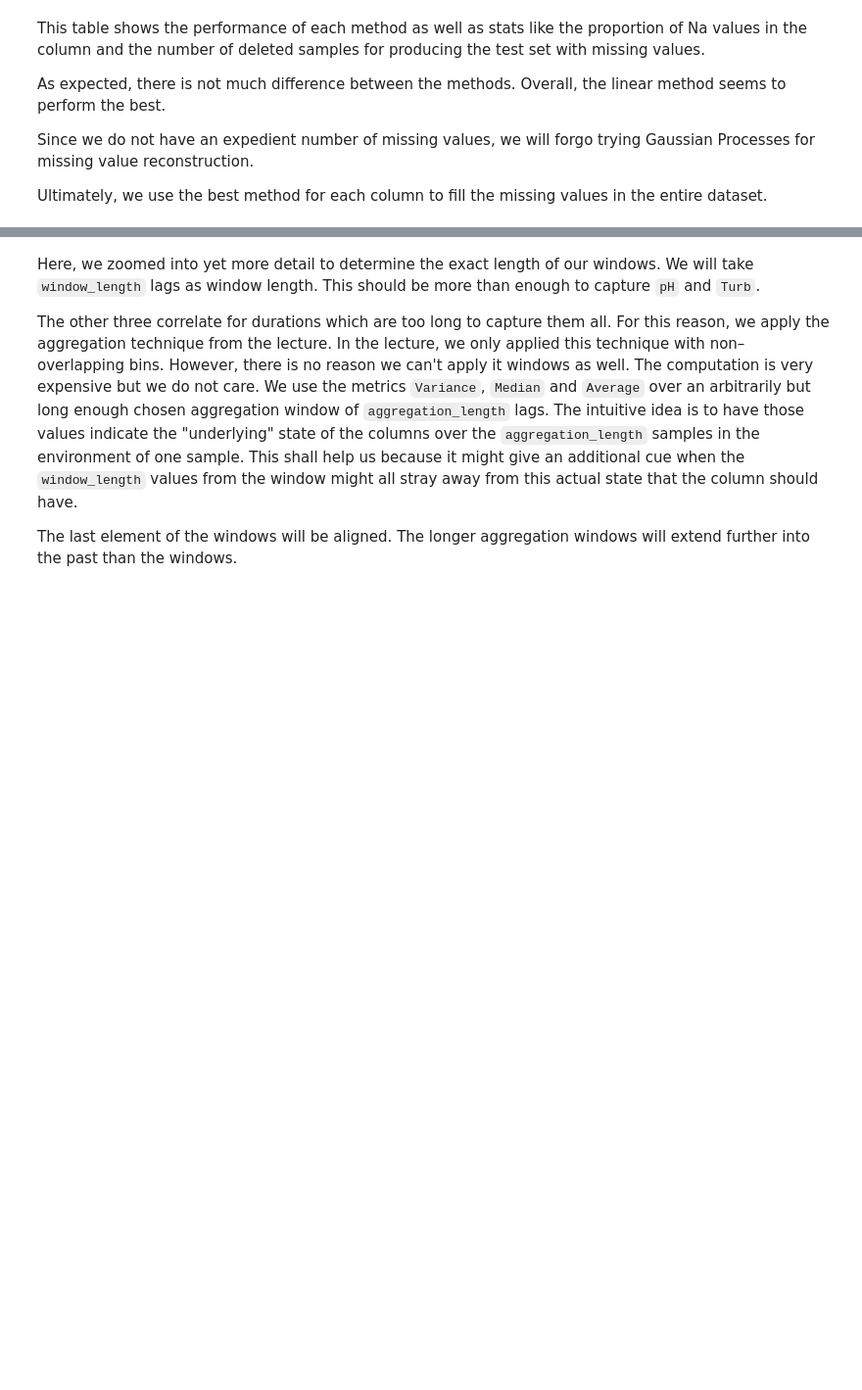
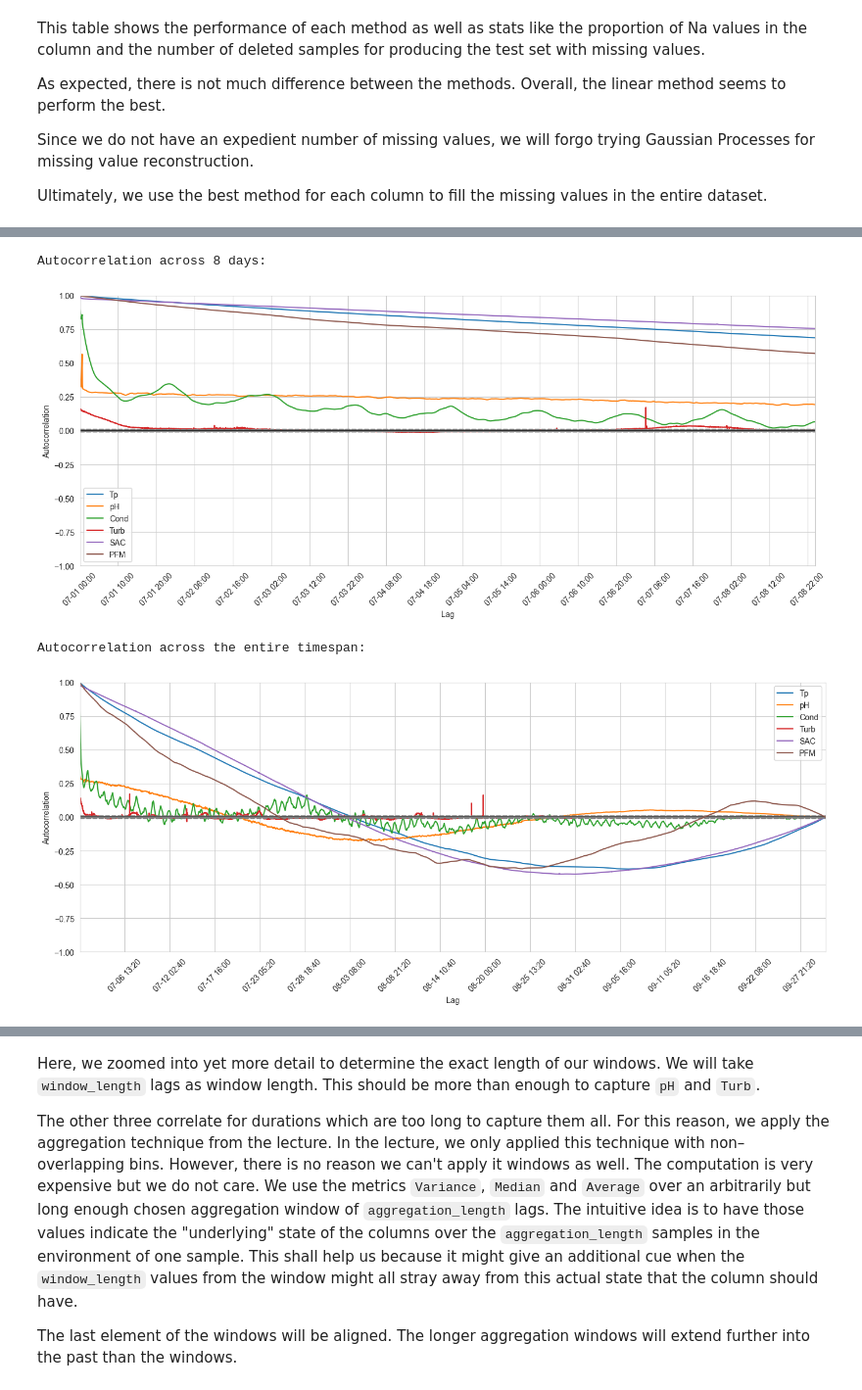
Before and after one commit to llamadeus/ai-industry, a Jupyter notebook: notebooks/explore.ipynb, the cells around one changed output, grey strips where cells are left out. Shown at 98% size. Saved outputs shown, nothing was run; the diff lists cells and outputs as text; code cells hidden in the pictures; blank space fills up the shorter version.

```diff
--- a/notebooks/explore.ipynb
+++ b/notebooks/explore.ipynb
@@ -345,9 +408,13 @@ plt.show()
 # %%
-%%capture --no-display expensive_output
 filled_without_event = [filled_data[c] for c in filled_data.columns.drop("Event")]
 print("Autocorrelation across 8 days:")
-#util.plot_multiple_autocorrelations(filled_without_event, timedelta(days=8) / sample_delta, (figsize[0], 6))
+util.plot_multiple_autocorrelations(filled_without_event, pd.Timedelta(days=8) / sample_delta, (figsize[0], 6))
 print("Autocorrelation across the entire timespan:")
-#util.plot_multiple_autocorrelations([filled_data[c] for c in filled_data.columns.drop("Event")], figsize=(figsize[0], 6))
+util.plot_multiple_autocorrelations([filled_data[c] for c in filled_data.columns.drop("Event")], figsize=(figsize[0], 6))
+# %% [output]
+Autocorrelation across 8 days:
+[figure, added]
+Autocorrelation across the entire timespan:
+[figure, added]
 # %% [markdown]
 In the first plot, we see the autocorrelation zoomed in to 8 days. Here, we see that the `Cond`–column is the only one which shows a period (daily).
```
Also changed, not shown: parts of 22 cells of this notebook.
